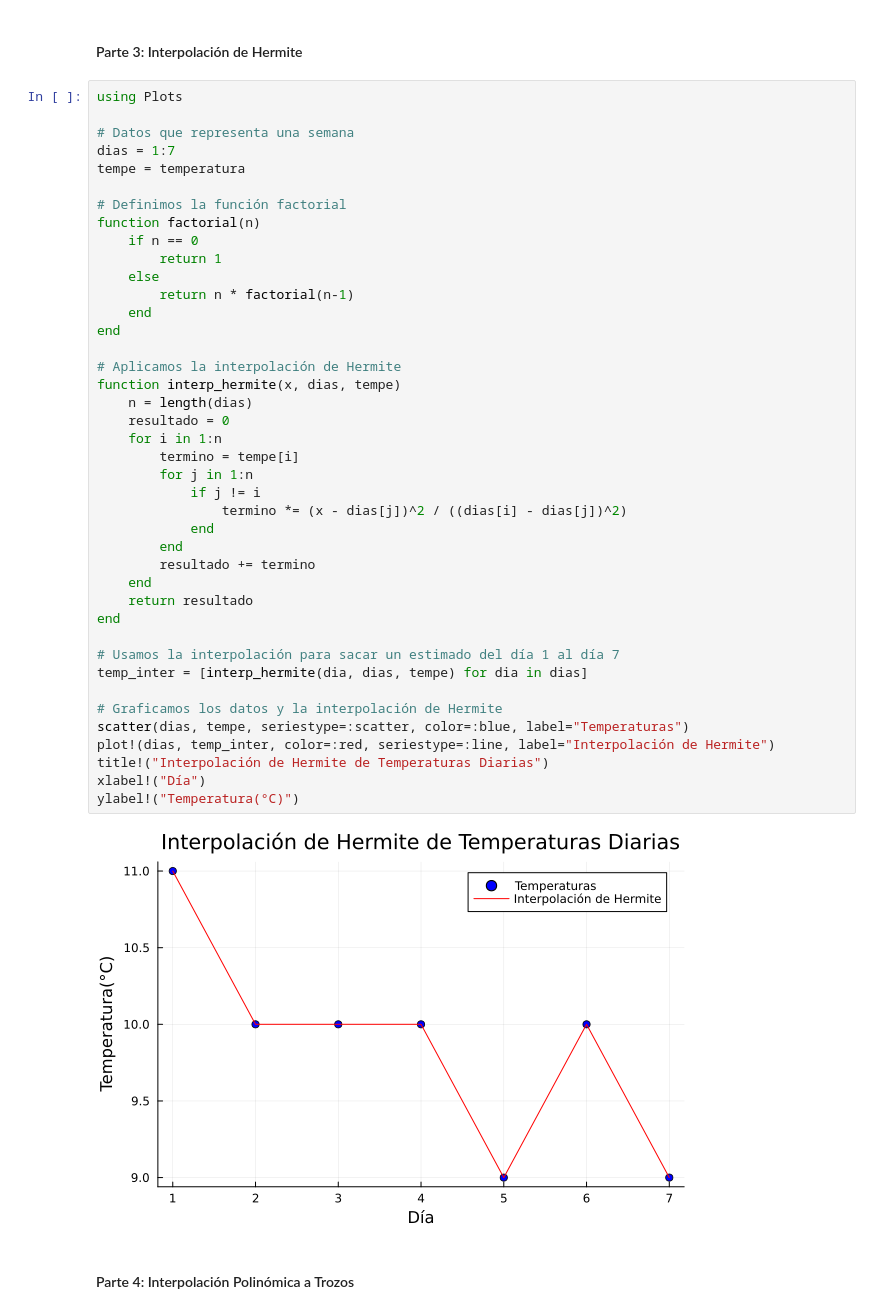
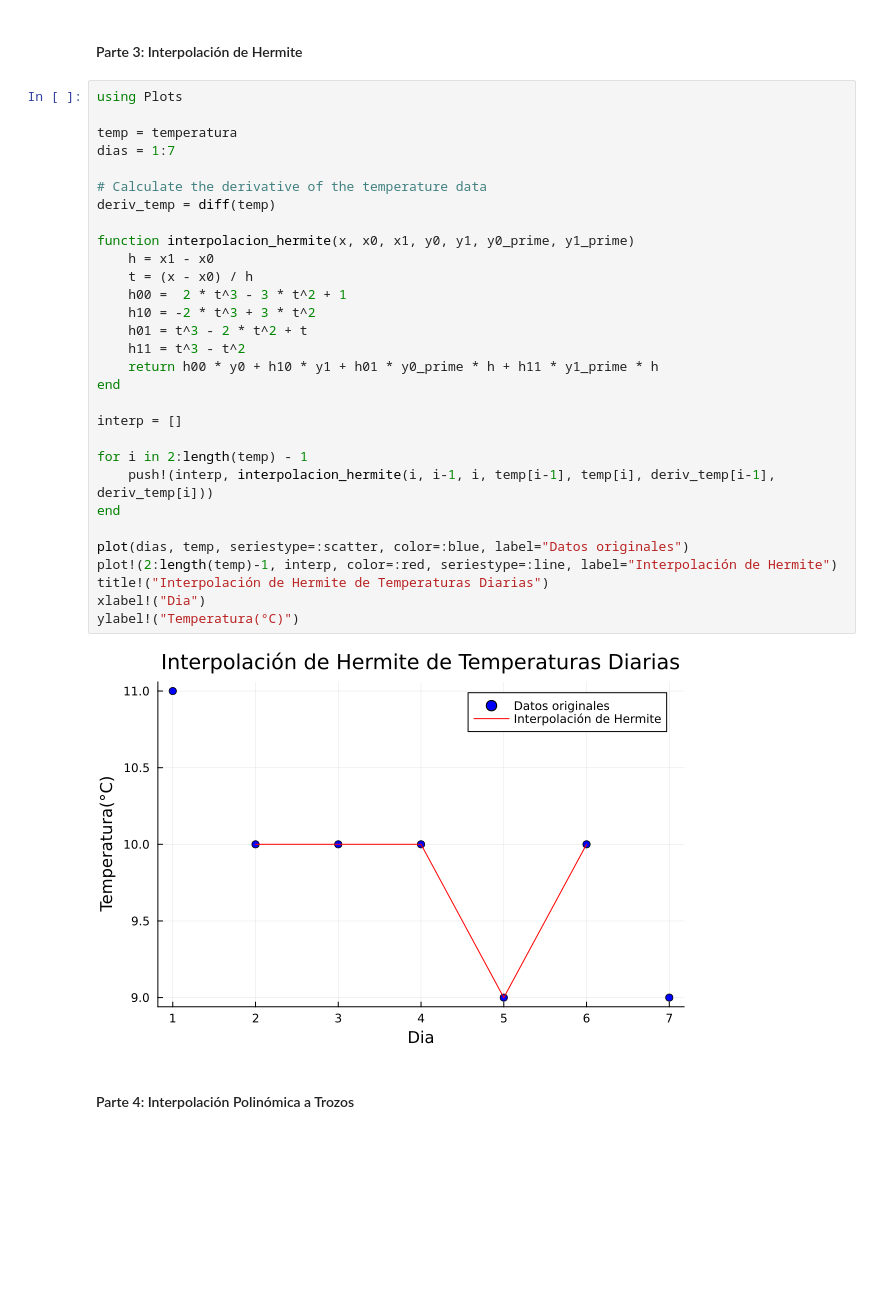
Before and after one commit to irisruip/Calculo_Numerico_Evaluacion_2, a Jupyter notebook: Segunda_Evaluacion.ipynb, the cells around one changed output. Saved outputs shown, nothing was run; the diff lists cells and outputs as text; blank space fills up the shorter version.

Commit message:
Agregando Interpolacion de Hermite

```diff
--- a/Segunda_Evaluacion.ipynb
+++ b/Segunda_Evaluacion.ipynb
@@ -115,49 +115,38 @@ ylabel!("Temperatura(°C)")
 # %% [markdown]
 <h4>Parte 3: Interpolación de Hermite
 </h4>
-# %%
-using Plots
-
-# Datos que representa una semana
-dias = 1:7
-tempe = temperatura
-
-# Definimos la función factorial
-function factorial(n)
-    if n == 0
-        return 1
-    else
-        return n * factorial(n-1)
-    end
-end
-
-# Aplicamos la interpolación de Hermite
-function interp_hermite(x, dias, tempe)
-    n = length(dias)
-    resultado = 0
-    for i in 1:n
-        termino = tempe[i]
-        for j in 1:n
-            if j != i
-                termino *= (x - dias[j])^2 / ((dias[i] - dias[j])^2)
-            end
-        end
-        resultado += termino
-    end
-    return resultado
-end
-
-# Usamos la interpolación para sacar un estimado del día 1 al día 7
-temp_inter = [interp_hermite(dia, dias, tempe) for dia in dias]
-
-# Graficamos los datos y la interpolación de Hermite
-scatter(dias, tempe, seriestype=:scatter, color=:blue, label="Temperaturas")
-plot!(dias, temp_inter, color=:red, seriestype=:line, label="Interpolación de Hermite")
-title!("Interpolación de Hermite de Temperaturas Diarias")
-xlabel!("Día")
-ylabel!("Temperatura(°C)")
-# %% [output]
-[figure, removed]
+# %%
+using Plots
+
+temp = temperatura
+dias = 1:7
+
+# Calculate the derivative of the temperature data
+deriv_temp = diff(temp)
+
+function interpolacion_hermite(x, x0, x1, y0, y1, y0_prime, y1_prime)
+    h = x1 - x0
+    t = (x - x0) / h
+    h00 =  2 * t^3 - 3 * t^2 + 1
+    h10 = -2 * t^3 + 3 * t^2
+    h01 = t^3 - 2 * t^2 + t
+    h11 = t^3 - t^2
+    return h00 * y0 + h10 * y1 + h01 * y0_prime * h + h11 * y1_prime * h
+end
+
+interp = []
+
+for i in 2:length(temp) - 1
+    push!(interp, interpolacion_hermite(i, i-1, i, temp[i-1], temp[i], deriv_temp[i-1], deriv_temp[i]))
+end
+
+plot(dias, temp, seriestype=:scatter, color=:blue, label="Datos originales")
+plot!(2:length(temp)-1, interp, color=:red, seriestype=:line, label="Interpolación de Hermite")
+title!("Interpolación de Hermite de Temperaturas Diarias")
+xlabel!("Dia")
+ylabel!("Temperatura(°C)")
+# %% [output]
+[figure, added]
 # %% [markdown]
 <h4>Parte 4: Interpolación Polinómica a Trozos
 </h4>
```
